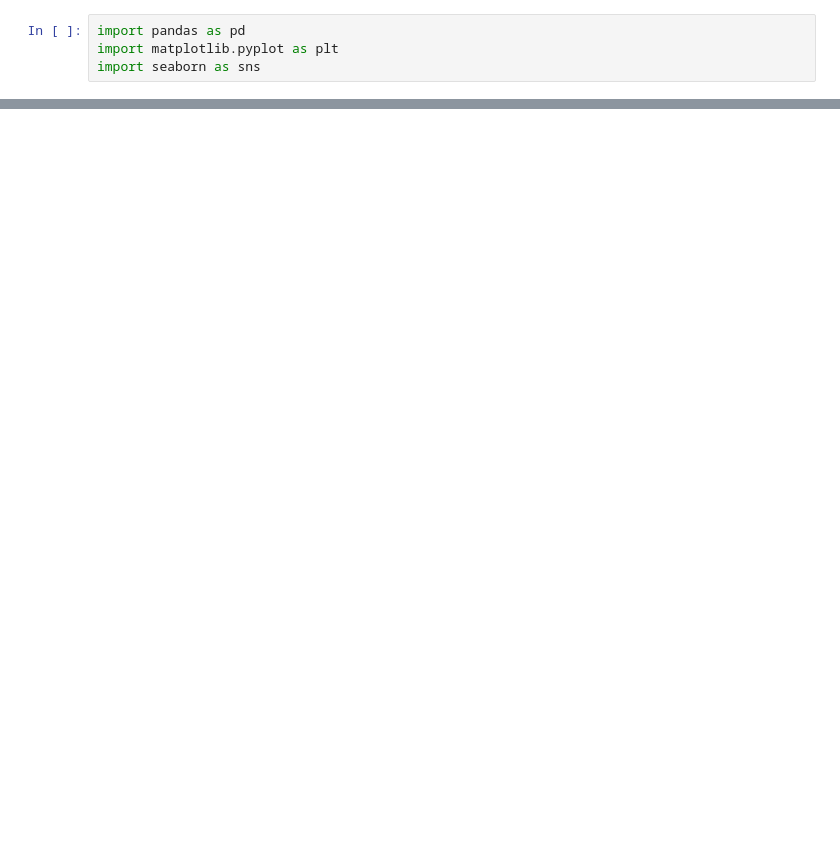
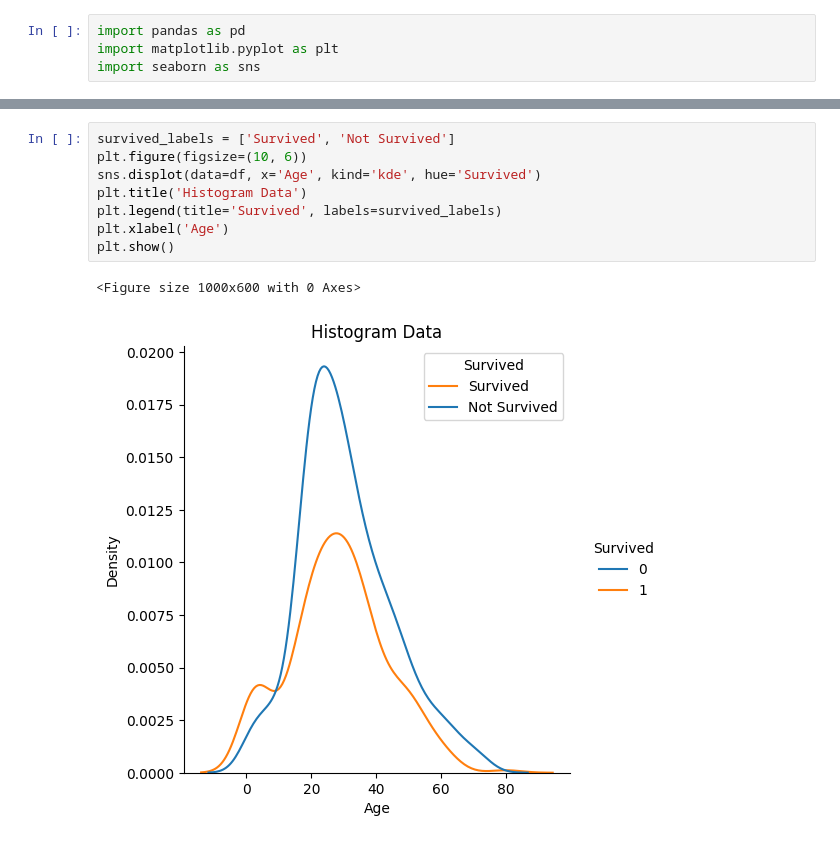
Before and after one commit to WawanWidiantara/Single-Layer-Perceptron, a Jupyter notebook: Single-Layer-Perceptron/Visualisasi Data/Visualisasi_Data_Training.ipynb, the cells around one changed output, grey strips where cells are left out. Drawn from its saved outputs; the diff is of its cells as text; blank space fills up the shorter version.

```diff
--- a/Single-Layer-Perceptron/Visualisasi Data/Visualisasi_Data_Training.ipynb
+++ b/Single-Layer-Perceptron/Visualisasi Data/Visualisasi_Data_Training.ipynb
@@ -14,0 +39,11 @@ df.head()
+# %%
+survived_labels = ['Survived', 'Not Survived']
+plt.figure(figsize=(10, 6))
+sns.displot(data=df, x='Age', kind='kde', hue='Survived')
+plt.title('Histogram Data')
+plt.legend(title='Survived', labels=survived_labels)
+plt.xlabel('Age')
+plt.show()
+# %% [output]
+<Figure size 1000x600 with 0 Axes>
+[figure, added]
```
Also changed, not shown: parts of 12 cells of this notebook, 1 other file.
